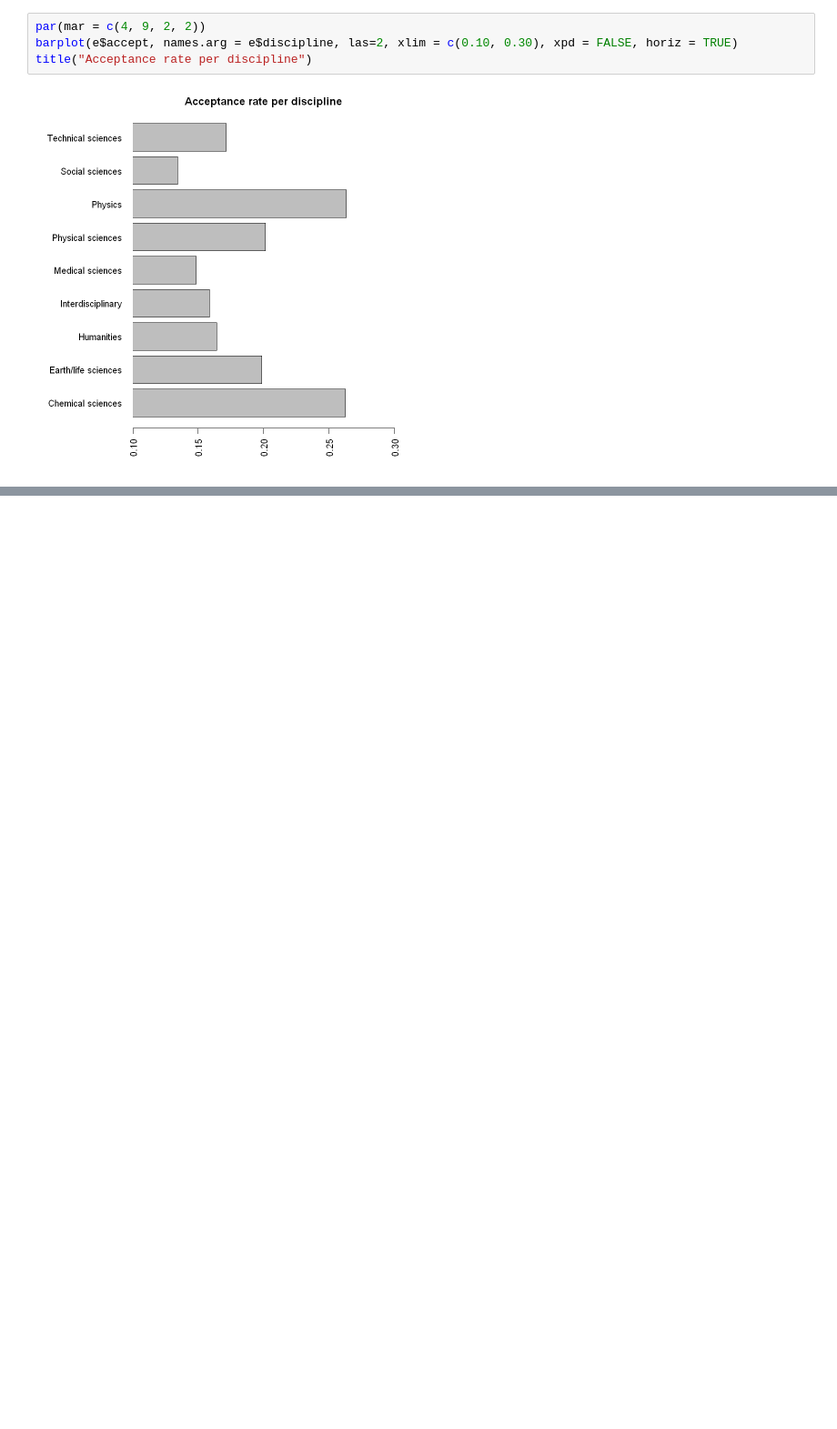
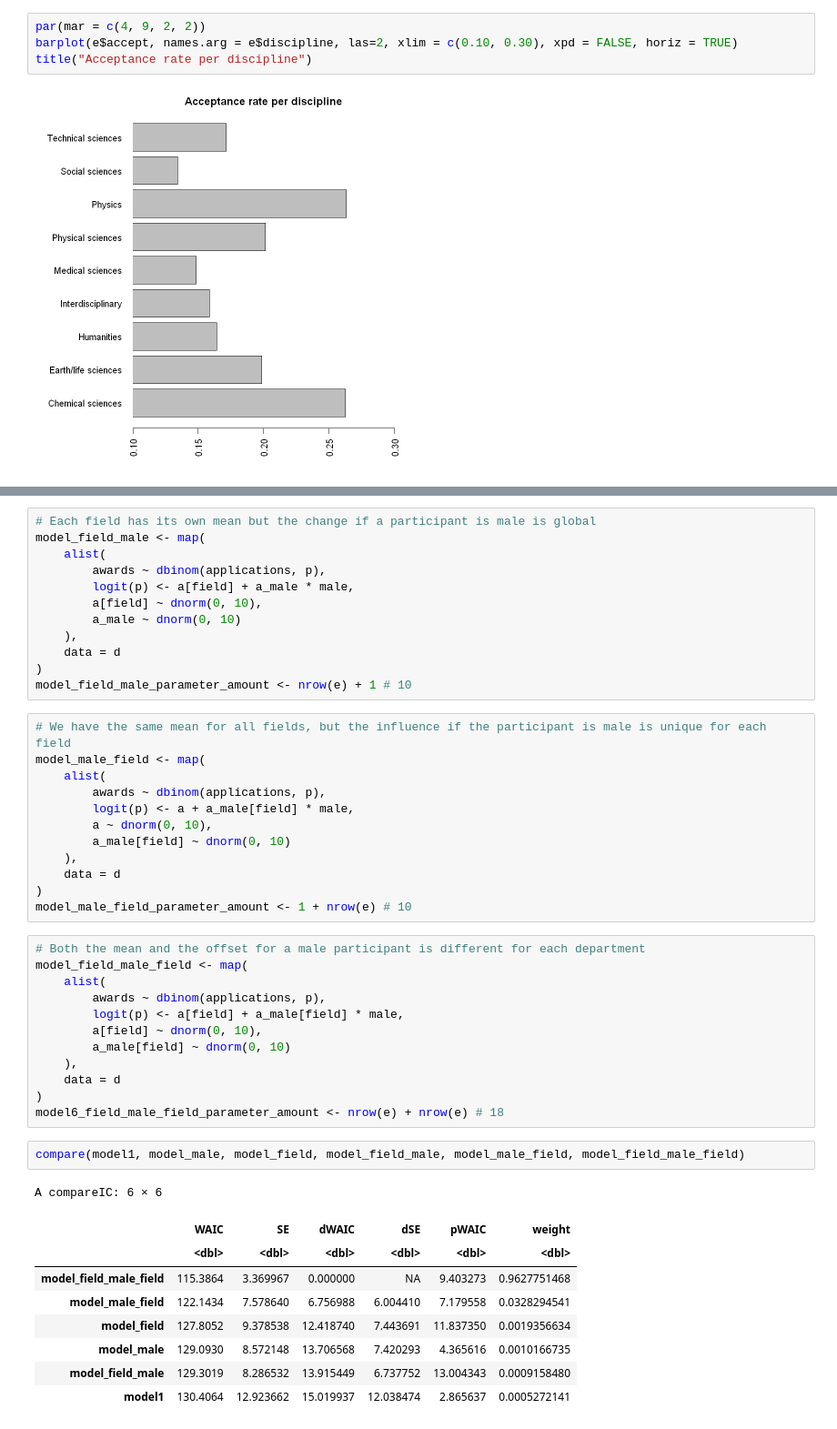
Before and after one commit to TimeTeleporter/advanced_statistics, a Jupyter notebook: exercise_sheet_10/exercise_sheet_10_Immanuel_Albrecht.ipynb, the cells around one changed output, grey strips where cells are left out. Shown at 91% size. Cells and saved outputs as stored; diff of their text form; blank space fills up the shorter version.

```diff
--- a/exercise_sheet_10/exercise_sheet_10_Immanuel_Albrecht.ipynb
+++ b/exercise_sheet_10/exercise_sheet_10_Immanuel_Albrecht.ipynb
@@ -77,0 +129,48 @@ title("Acceptance rate per discipline")
+# %%
+# Each field has its own mean but the change if a participant is male is global
+model_field_male <- map(
+	alist(
+		awards ~ dbinom(applications, p),
+		logit(p) <- a[field] + a_male * male,
+		a[field] ~ dnorm(0, 10),
+		a_male ~ dnorm(0, 10)
+	),
+	data = d
+)
+model_field_male_parameter_amount <- nrow(e) + 1 # 10
+# %%
+# We have the same mean for all fields, but the influence if the participant is male is unique for each field
+model_male_field <- map(
+	alist(
+		awards ~ dbinom(applications, p),
+		logit(p) <- a + a_male[field] * male,
+		a ~ dnorm(0, 10),
+		a_male[field] ~ dnorm(0, 10)
+	),
+	data = d
+)
+model_male_field_parameter_amount <- 1 + nrow(e) # 10
+# %%
+# Both the mean and the offset for a male participant is different for each department
+model_field_male_field <- map(
+	alist(
+		awards ~ dbinom(applications, p),
+		logit(p) <- a[field] + a_male[field] * male,
+		a[field] ~ dnorm(0, 10),
+		a_male[field] ~ dnorm(0, 10)
+	),
+	data = d
+)
+model6_field_male_field_parameter_amount <- nrow(e) + nrow(e) # 18
+# %%
+compare(model1, model_male, model_field, model_field_male, model_male_field, model_field_male_field)
+# %% [output]
+A compareIC: 6 × 6
+|  | WAIC | SE | dWAIC | dSE | pWAIC | weight |
+|  | <dbl> | <dbl> | <dbl> | <dbl> | <dbl> | <dbl> |
+| model_field_male_field | 115.3864 | 3.369967 | 0.000000 | NA | 9.403273 | 0.9627751468 |
+| model_male_field | 122.1434 | 7.578640 | 6.756988 | 6.004410 | 7.179558 | 0.0328294541 |
+| model_field | 127.8052 | 9.378538 | 12.418740 | 7.443691 | 11.837350 | 0.0019356634 |
+| model_male | 129.0930 | 8.572148 | 13.706568 | 7.420293 | 4.365616 | 0.0010166735 |
+| model_field_male | 129.3019 | 8.286532 | 13.915449 | 6.737752 | 13.004343 | 0.0009158480 |
+| model1 | 130.4064 | 12.923662 | 15.019937 | 12.038474 | 2.865637 | 0.0005272141 |
```
Also changed, not shown: parts of 11 cells of this notebook.
